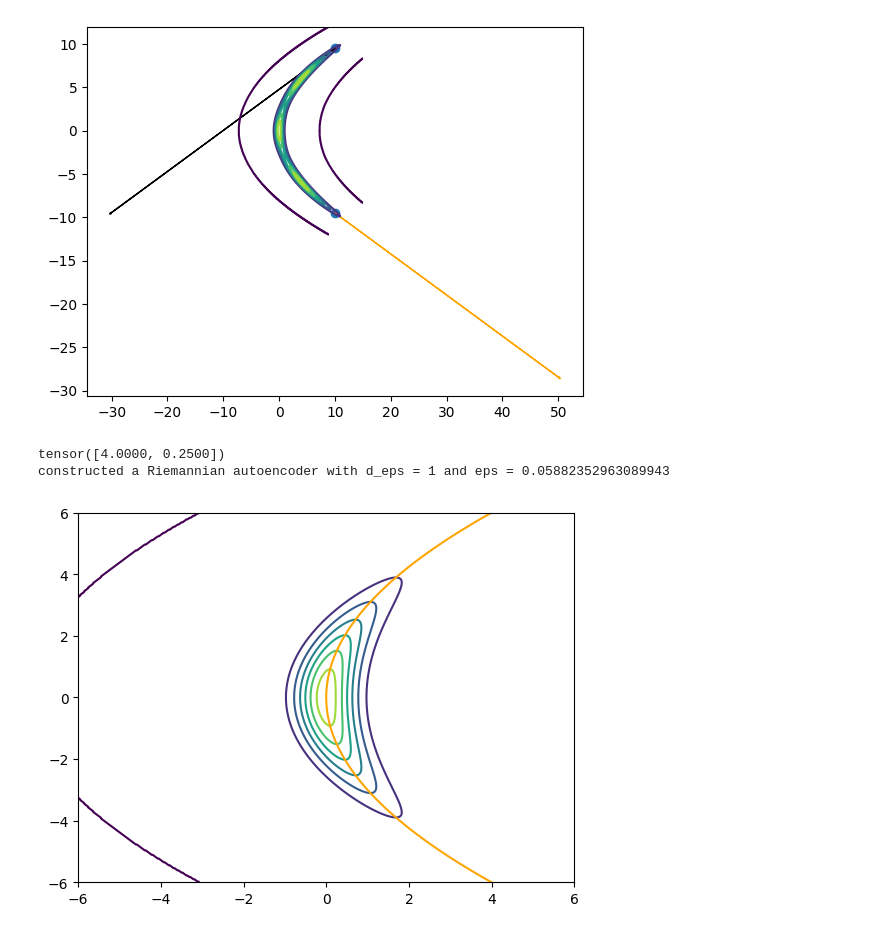
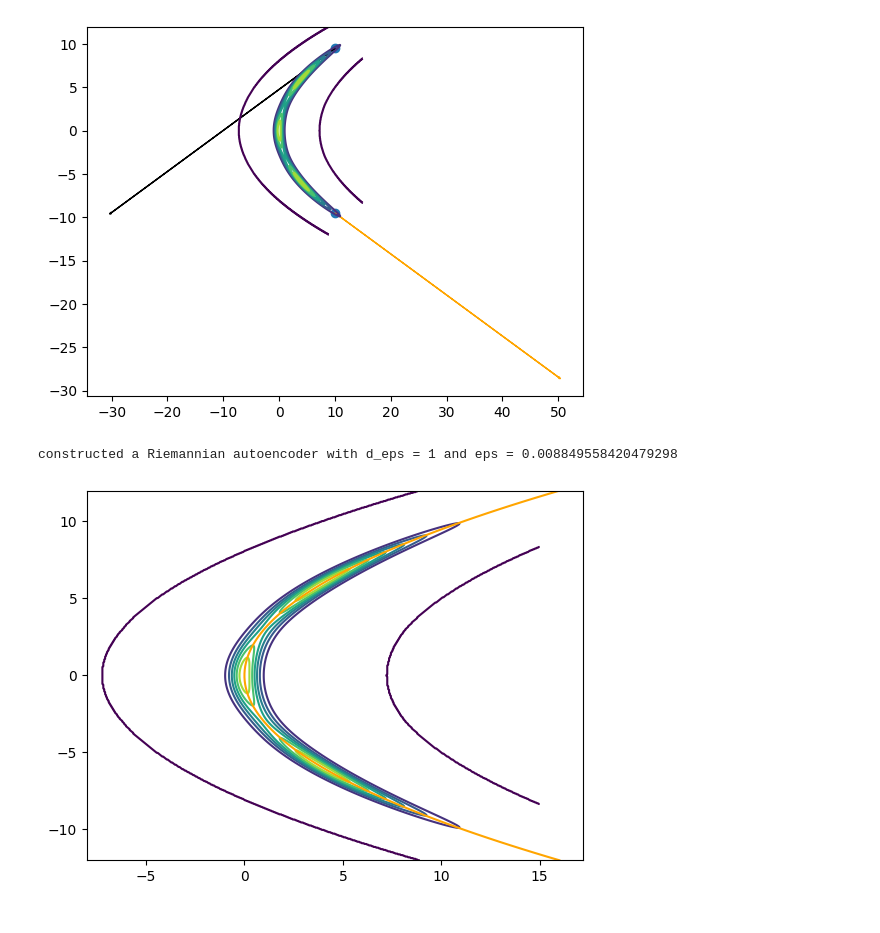
Before and after one commit to GBATZOLIS/Score-Based-Pullback-Riemannian-Geometry, a Jupyter notebook: multi_identical_quadratic_banana.ipynb, the cells around one changed output. Cells and saved outputs as stored; diff of their text form; code cells hidden in the pictures.

Commit message:
RAE works for multimodal with identical gaussians

```diff
--- a/multi_identical_quadratic_banana.ipynb
+++ b/multi_identical_quadratic_banana.ipynb
@@ -126,18 +125,17 @@ plt.show()
 # %%
 # Riemannian autoencoder
 # TODO multi auto-encoder
 epsilon = 0.1
-banana_rae = DeformedGaussianRiemannianAutoencoder(banana_manifold, epsilon)
+banana_rae = DeformedSumOfIdenticalGaussianRiemannianAutoencoder(triple_identical_banana_manifold, epsilon)
 
-p = torch.linspace(-6, 6, 100)[:,None]
+p = torch.linspace(-12, 12, 100)[:,None]
 rae_decode_p = banana_rae.decode(p)
 
 plt.contour(x_grid, y_grid, density_banana)
 plt.plot(rae_decode_p[:,0], rae_decode_p[:,1], color="orange")
 plt.savefig("results/identical_quadratic_triple_banana/rae_manifold.eps")
 plt.show()
 # %% [output]
-tensor([4.0000, 0.2500])
-constructed a Riemannian autoencoder with d_eps = 1 and eps = 0.05882352963089943
+constructed a Riemannian autoencoder with d_eps = 1 and eps = 0.008849558420479298
-[figure, old version]
+[figure, new version]
 # %%
```
Also changed, not shown: parts of 3 cells of this notebook, 8 other files.
